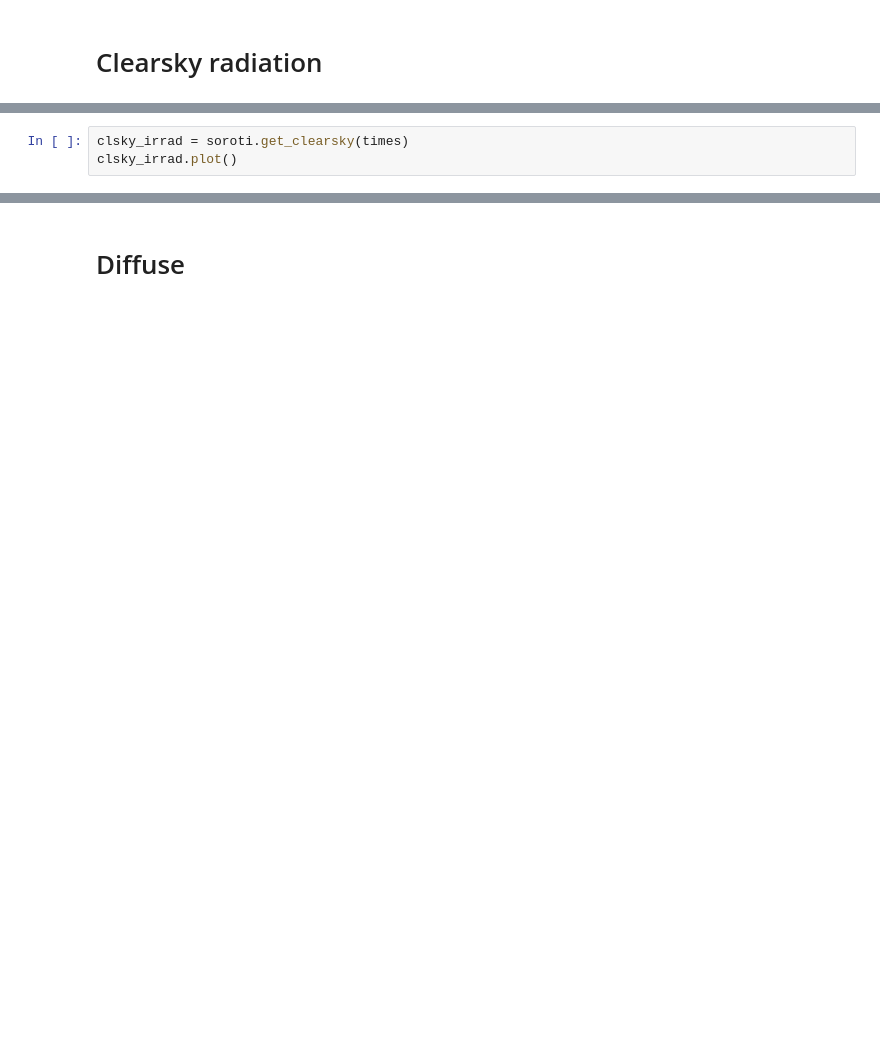
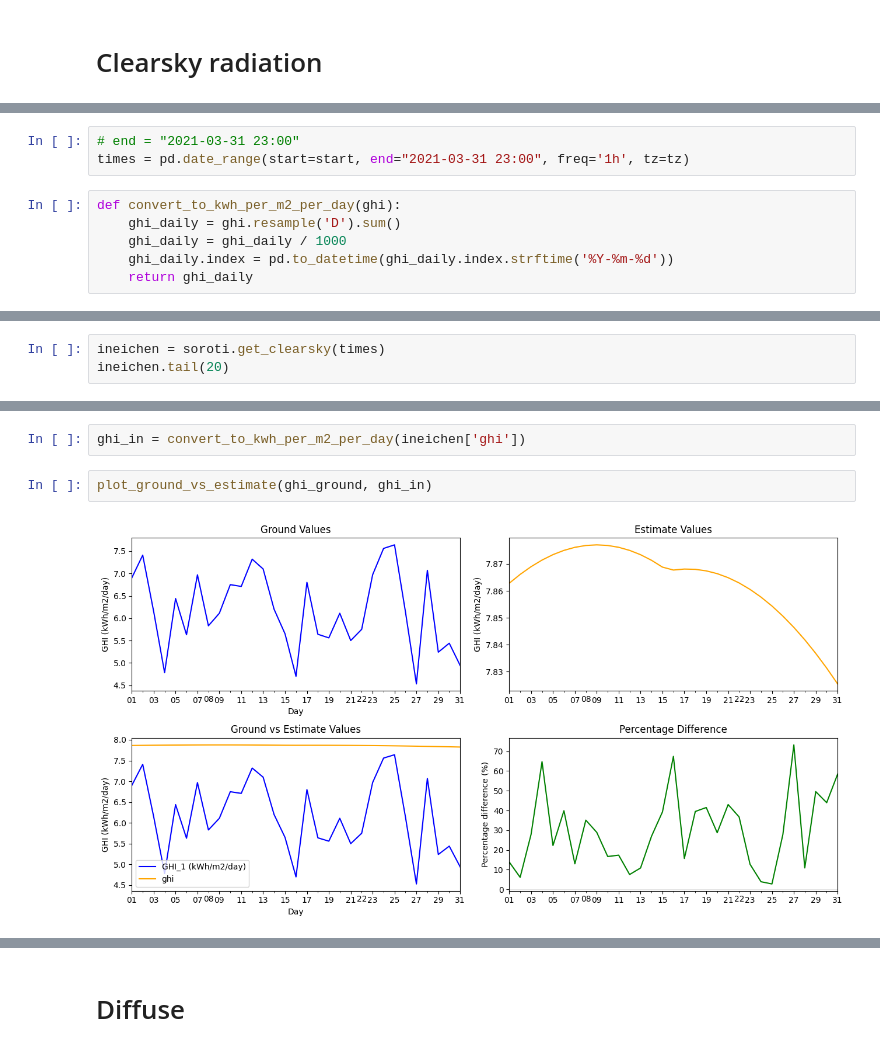
Before and after one commit to Marconi-Lab/SolarIrradiation, a Jupyter notebook: jupyter_notebooks/pvlib_pipeline.ipynb, the cells around one changed output, grey strips where cells are left out. Drawn from its saved outputs; the diff is of its cells as text; blank space fills up the shorter version.

```diff
--- a/jupyter_notebooks/pvlib_pipeline.ipynb
+++ b/jupyter_notebooks/pvlib_pipeline.ipynb
@@ -77,0 +78,9 @@ for i in ext_irrad:
+# %%
+# end = "2021-03-31 23:00"
+times = pd.date_range(start=start, end="2021-03-31 23:00", freq='1h', tz=tz)
+# %%
+def convert_to_kwh_per_m2_per_day(ghi):
+    ghi_daily = ghi.resample('D').sum()
+    ghi_daily = ghi_daily / 1000
+    ghi_daily.index = pd.to_datetime(ghi_daily.index.strftime('%Y-%m-%d'))
+    return ghi_daily
@@ -78,4 +89,4 @@ for i in ext_irrad:
 # %%
-clsky_irrad = soroti.get_clearsky(times)
-clsky_irrad.plot()
+ineichen = soroti.get_clearsky(times)
+ineichen.tail(20)
 # %% [output]
@@ -83,0 +110,6 @@ clsky_irrad.plot()
+# %%
+ghi_in = convert_to_kwh_per_m2_per_day(ineichen['ghi'])
+# %%
+plot_ground_vs_estimate(ghi_ground, ghi_in)
+# %% [output]
+[figure, added]
```
Also changed, not shown: parts of 20 cells of this notebook.
